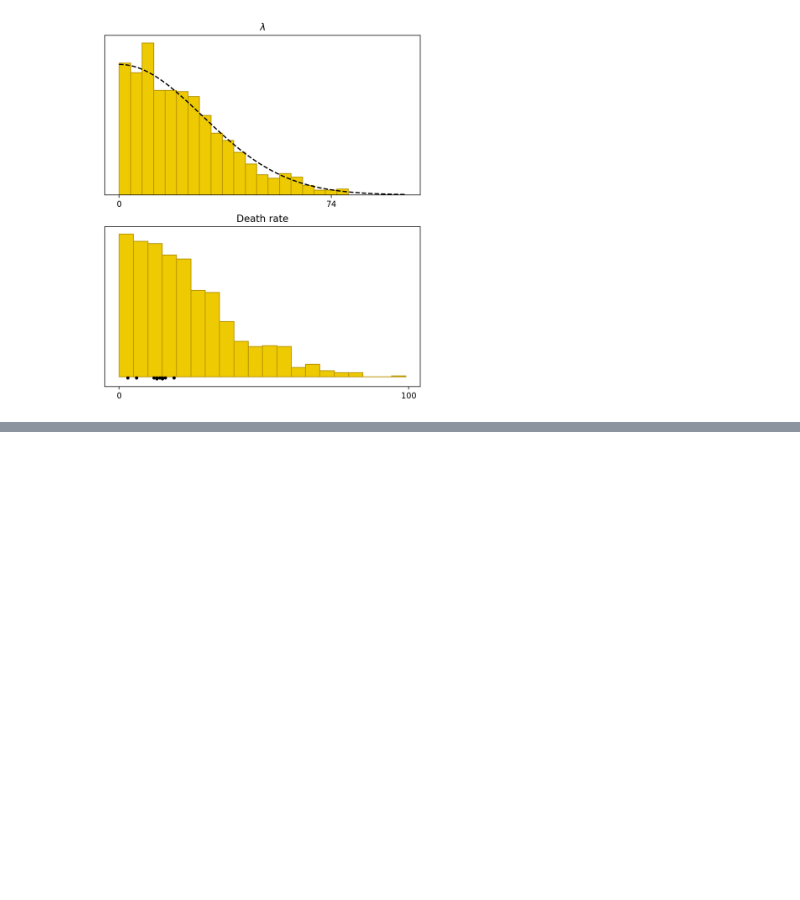
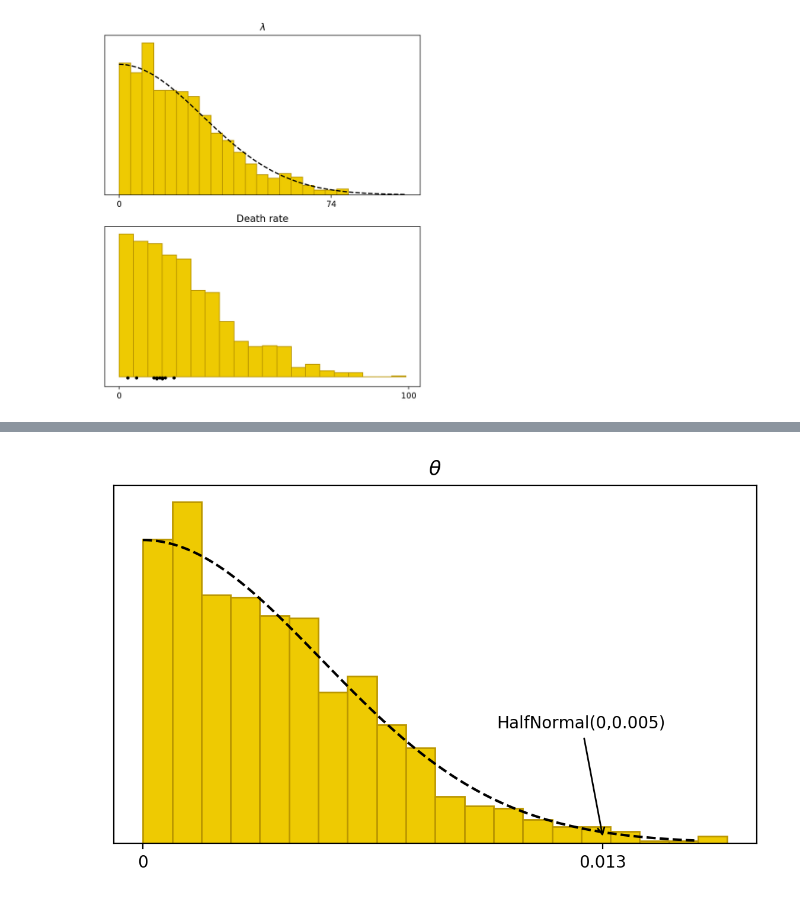
Before and after one commit to ArturBa/data_analytics, a Jupyter notebook: lab_4/data_analysis.ipynb, the cells around one changed output, grey strips where cells are left out. Saved outputs shown, nothing was run; the diff lists cells and outputs as text; code cells hidden in the pictures; blank space fills up the shorter version.

```diff
--- a/lab_4/data_analysis.ipynb
+++ b/lab_4/data_analysis.ipynb
@@ -168,0 +354,2 @@ plt.show()
+# %%
+model_prior=stan_utility.compile_model('stan_model/airline_miles_hn_ppc.stan')
@@ -168,0 +358,23 @@ plt.show()
+# %%
+R=1000
+data_prior=dict(M=len(airline_data), miles=airline_data['Miles flown [100 mln miles]'].to_numpy(), sigma=sigma)
+sim_uf=model_prior.sampling(data=data_prior,algorithm="Fixed_param", iter=R, warmup=0, chains=1, refresh=R,
+                     seed=29042020)
+# %%
+params=sim_uf.extract()
+theta=params['theta']
+
+fig, axes = plt.subplots(1, 1,figsize=(7, 4))
+ax1=axes
+ax1.hist(theta,bins=20,color=dark,edgecolor=dark_highlight,density=True)
+x=np.linspace(0,1.2*theta_ub[0],2000)
+ax1.set_xticks([0,theta_ub[0]])
+ax1.set_xticklabels([0,np.round(theta_ub[0],3)])
+ax1.set_yticks([])
+ax1.set_title(r'$\theta$')
+ax1.plot(x,2*stats.norm.pdf(x,0,sigma),color='black',linestyle='--')
+arr_y_loc = 2*stats.norm.pdf(0.015,0,sigma)
+ax1.annotate('HalfNormal(0,'+'{:4.3f}'.format(sigma)+')',xy=(0.013, arr_y_loc),xytext=(0.01, 60),arrowprops={'arrowstyle':'->'})
+plt.show()
+# %% [output]
+[figure, added]
```
Also changed, not shown: parts of 37 cells of this notebook, 4 other files.
